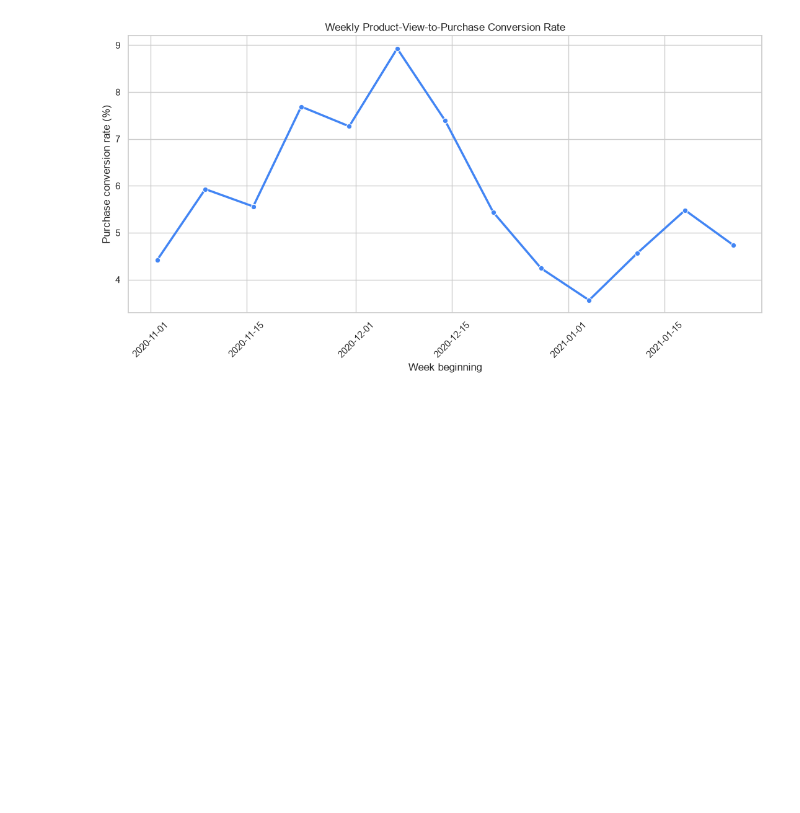
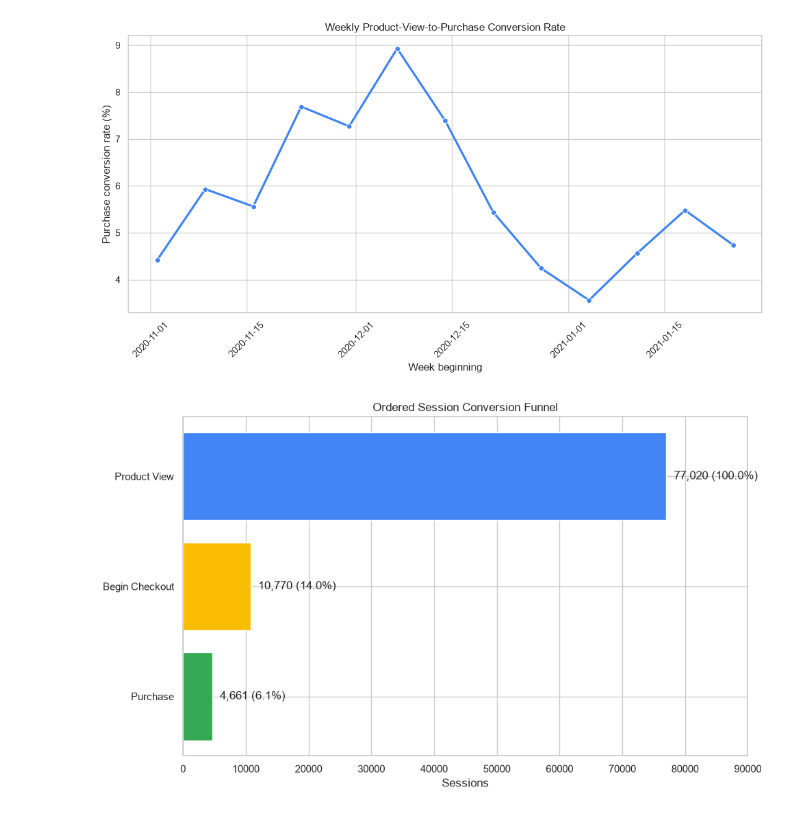
Before and after one commit to JasonValade/google-store-funnel-analysis, a Jupyter notebook: notebooks/01_statistical_analysis.ipynb, the cells around one changed output. Cells and saved outputs as stored; diff of their text form; code cells hidden in the pictures; blank space fills up the shorter version.

Commit message:
Complete V1 conversion analytics

```diff
--- a/notebooks/01_statistical_analysis.ipynb
+++ b/notebooks/01_statistical_analysis.ipynb
@@ -175,3 +175,60 @@ plt.show()
 plt.show()
 # %% [output]
 [figure]
+# %%
+primary_funnel = pd.DataFrame({
+    "stage": [
+        "Product View",
+        "Begin Checkout",
+        "Purchase",
+    ],
+    "sessions": [
+        77020,
+        10770,
+        4661,
+    ],
+})
+
+primary_funnel["percent_of_view_sessions"] = (
+    100
+    * primary_funnel["sessions"]
+    / primary_funnel.loc[0, "sessions"]
+)
+
+plt.figure(figsize=(10, 6))
+
+bars = plt.barh(
+    primary_funnel["stage"],
+    primary_funnel["sessions"],
+    color=["#4285F4", "#FBBC04", "#34A853"],
+)
+
+plt.gca().invert_yaxis()
+
+for bar, sessions, percentage in zip(
+    bars,
+    primary_funnel["sessions"],
+    primary_funnel["percent_of_view_sessions"],
+):
+    plt.text(
+        bar.get_width() + 1200,
+        bar.get_y() + bar.get_height() / 2,
+        f"{sessions:,} ({percentage:.1f}%)",
+        va="center",
+    )
+
+plt.title("Ordered Session Conversion Funnel")
+plt.xlabel("Sessions")
+plt.ylabel("")
+plt.xlim(0, 90000)
+plt.tight_layout()
+
+plt.savefig(
+    images_directory / "primary_conversion_funnel.png",
+    dpi=300,
+    bbox_inches="tight",
+)
+
+plt.show()
+# %% [output]
+[figure, added]
```
Also changed, not shown: parts of 1 cell of this notebook, 3 other files.
